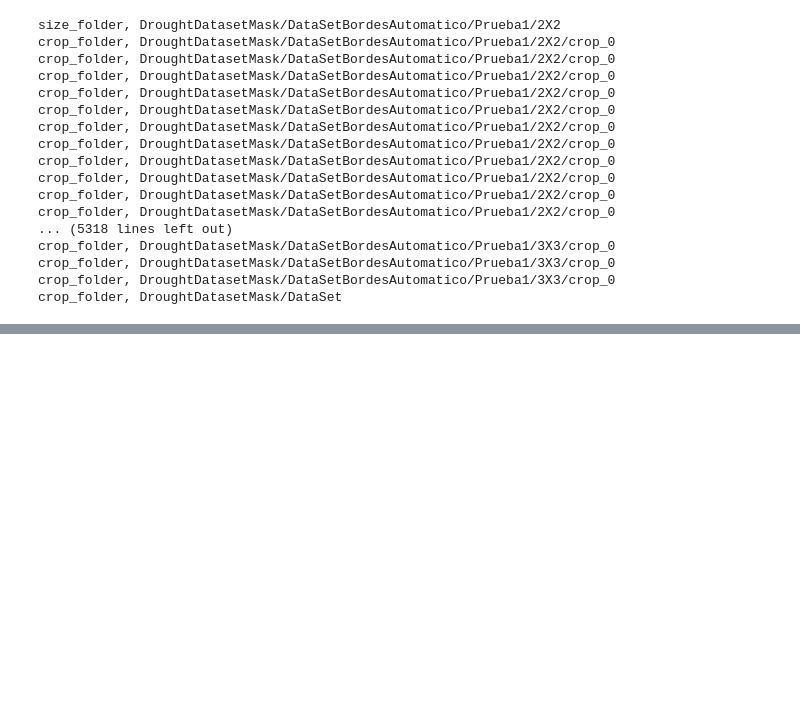
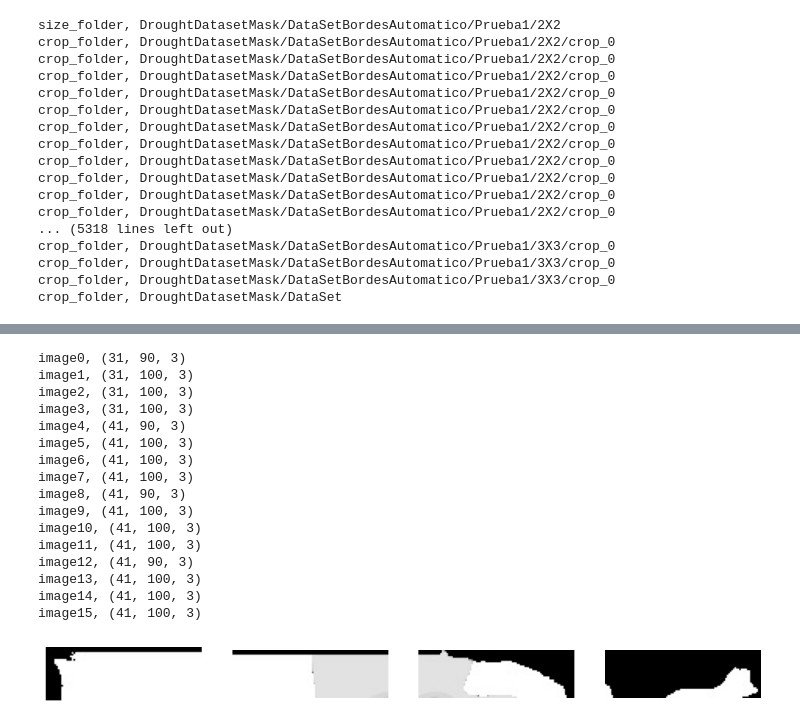
Before and after one commit to SahirReyes30/ImageXpartes, a Jupyter notebook: AjusteBordes.ipynb, the cells around one changed output, grey strips where cells are left out. Drawn from its saved outputs; the diff is of its cells as text; code cells hidden in the pictures; blank space fills up the shorter version.

```diff
--- a/AjusteBordes.ipynb
+++ b/AjusteBordes.ipynb
@@ -694,0 +695,76 @@ Image shape: (31, 90, 3)
+# %%
+import matplotlib.pyplot as plt
+import cv2
+
+# Load the images
+image0 = cv2.imread('DroughtDatasetMask/DataSetBordesAutomatico/Prueba1/4X4/crop_0/2000-01-04_4X4_0.jpg')
+image1 = cv2.imread('DroughtDatasetMask/DataSetBordesAutomatico/Prueba1/4X4/crop_1/2000-01-04_4X4_1.jpg')
+image2 = cv2.imread('DroughtDatasetMask/DataSetBordesAutomatico/Prueba1/4X4/crop_2/2000-01-04_4X4_2.jpg')
+image3 = cv2.imread('DroughtDatasetMask/DataSetBordesAutomatico/Prueba1/4X4/crop_3/2000-01-04_4X4_3.jpg')
+
+image4 = cv2.imread('DroughtDatasetMask/DataSetBordesAutomatico/Prueba1/4X4/crop_4/2000-01-04_4X4_4.jpg')
+image5 = cv2.imread('DroughtDatasetMask/DataSetBordesAutomatico/Prueba1/4X4/crop_5/2000-01-04_4X4_5.jpg')
+image6 = cv2.imread('DroughtDatasetMask/DataSetBordesAutomatico/Prueba1/4X4/crop_6/2000-01-04_4X4_6.jpg')
+image7 = cv2.imread('DroughtDatasetMask/DataSetBordesAutomatico/Prueba1/4X4/crop_7/2000-01-04_4X4_7.jpg')
+
+image8 = cv2.imread('DroughtDatasetMask/DataSetBordesAutomatico/Prueba1/4X4/crop_8/2000-01-04_4X4_8.jpg')
+image9 = cv2.imread('DroughtDatasetMask/DataSetBordesAutomatico/Prueba1/4X4/crop_9/2000-01-04_4X4_9.jpg')
+image10 = cv2.imread('DroughtDatasetMask/DataSetBordesAutomatico/Prueba1/4X4/crop_10/2000-01-04_4X4_10.jpg')
+image11 = cv2.imread('DroughtDatasetMask/DataSetBordesAutomatico/Prueba1/4X4/crop_11/2000-01-04_4X4_11.jpg')
+
+image12 = cv2.imread('DroughtDatasetMask/DataSetBordesAutomatico/Prueba1/4X4/crop_12/2000-01-04_4X4_12.jpg')
+image13 = cv2.imread('DroughtDatasetMask/DataSetBordesAutomatico/Prueba1/4X4/crop_13/2000-01-04_4X4_13.jpg')
+image14 = cv2.imread('DroughtDatasetMask/DataSetBordesAutomatico/Prueba1/4X4/crop_14/2000-01-04_4X4_14.jpg')
+image15 = cv2.imread('DroughtDatasetMask/DataSetBordesAutomatico/Prueba1/4X4/crop_15/2000-01-04_4X4_15.jpg')
+
+print (f"image0, {image0.shape}")
+print (f"image1, {image1.shape}")
+print (f"image2, {image2.shape}")
+print (f"image3, {image3.shape}")
+print (f"image4, {image4.shape}")
+print (f"image5, {image5.shape}")
+print (f"image6, {image6.shape}")
+print (f"image7, {image7.shape}")
+print (f"image8, {image8.shape}")
+print (f"image9, {image9.shape}")
+print (f"image10, {image10.shape}")
+print (f"image11, {image11.shape}")
+print (f"image12, {image12.shape}")
+print (f"image13, {image13.shape}")
+print (f"image14, {image14.shape}")
+print (f"image15, {image15.shape}")
+
+
+# Create a figure with subplots
+fig, axes = plt.subplots(1, 4, figsize=(12, 3))
+
+# Display the images
+axes[0].imshow(cv2.cvtColor(image0, cv2.COLOR_BGR2RGB))
+axes[0].axis('off')
+axes[1].imshow(cv2.cvtColor(image1, cv2.COLOR_BGR2RGB))
+axes[1].axis('off')
+axes[2].imshow(cv2.cvtColor(image2, cv2.COLOR_BGR2RGB))
+axes[2].axis('off')
+axes[3].imshow(cv2.cvtColor(image3, cv2.COLOR_BGR2RGB))
+axes[3].axis('off')
+
+# Show the figure
+plt.show()
+# %% [output]
+image0, (31, 90, 3)
+image1, (31, 100, 3)
+image2, (31, 100, 3)
+image3, (31, 100, 3)
+image4, (41, 90, 3)
+image5, (41, 100, 3)
+image6, (41, 100, 3)
+image7, (41, 100, 3)
+image8, (41, 90, 3)
+image9, (41, 100, 3)
+image10, (41, 100, 3)
+image11, (41, 100, 3)
+image12, (41, 90, 3)
+image13, (41, 100, 3)
+image14, (41, 100, 3)
+image15, (41, 100, 3)
+[figure, added]
```
Also changed, not shown: parts of 5 cells of this notebook.
